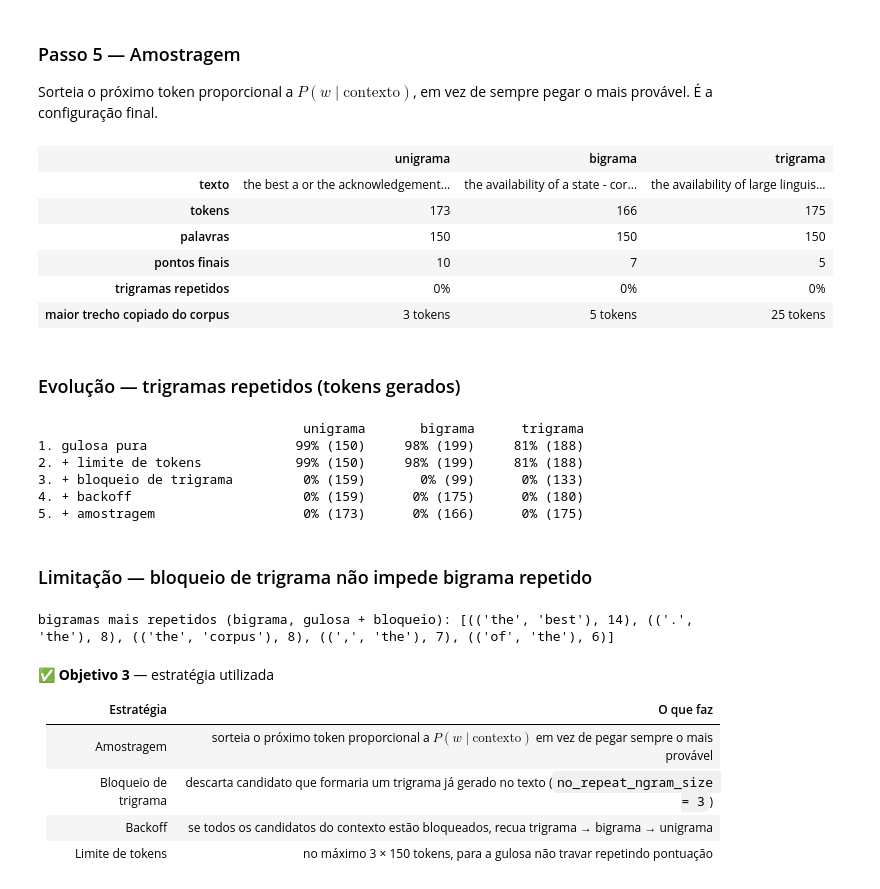
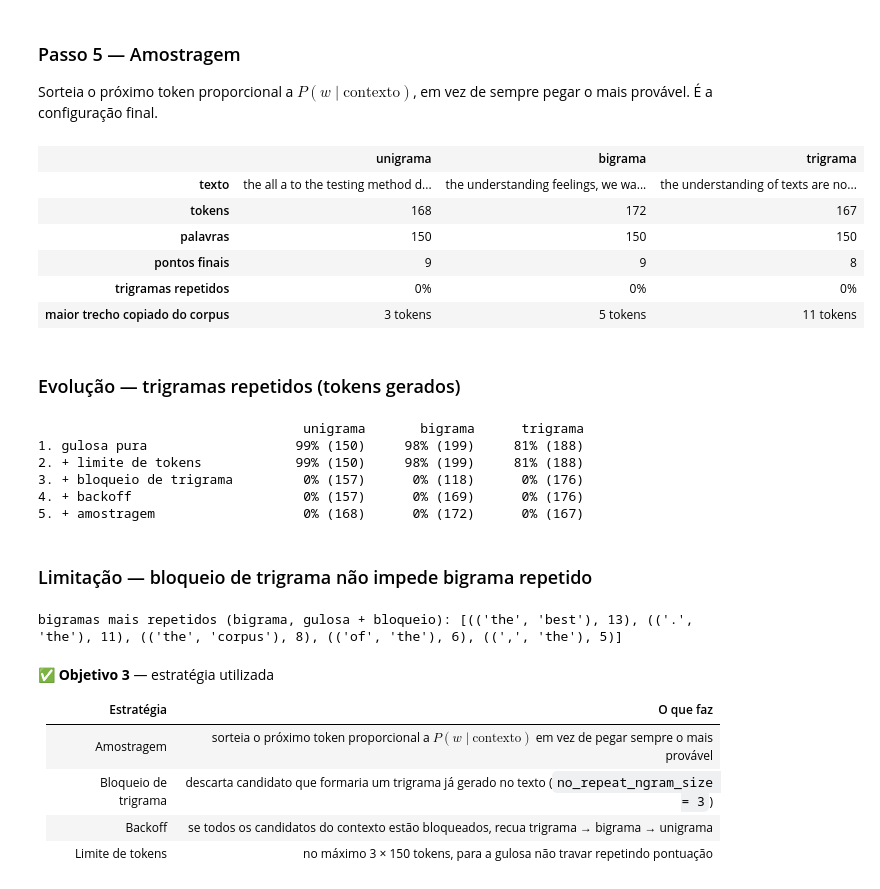
Before and after one commit to joaoleahy/topicos-banco-de-dados-ii, a Jupyter notebook: pratica-2-ngramas/notebook.ipynb, the cells around one changed output. Drawn from its saved outputs; the diff is of its cells as text; code cells hidden in the pictures.

```diff
--- a/pratica-2-ngramas/notebook.ipynb
+++ b/pratica-2-ngramas/notebook.ipynb
@@ -357,8 +286,10 @@ textos_amostra = comparar()
 
 Sempre escolhe o token mais provável. `limite_tokens=1000` é só um teto para a célula terminar: o unigrama repetiria o token mais frequente indefinidamente, e pontuação não conta como palavra.
 # %%
-evolucao = {}
-evolucao["1. gulosa pura"] = comparar(gulosa=True, backoff=False, limite_tokens=1000)
+evolucao_en = {}
+evolucao_en["1. gulosa pura"] = exibir.comparar_modelos(
+    T_en, docs_en, INICIO_EN, gulosa=True, backoff=False, limite_tokens=1000
+)
 # %% [output]
 |  | unigrama | bigrama | trigrama |
 | texto | the the the the the the the the t... | the best results. the best result... | the best results were achieved by... |
@@ -372,7 +303,9 @@ evolucao["1. gulosa pura"] = comparar(gulosa=True, backoff=False, limite_tokens=
 
 Para em 3 × 150 = 450 tokens. Garante que a geração termina, mas não remove o loop.
 # %%
-evolucao["2. + limite de tokens"] = comparar(gulosa=True, backoff=False)
+evolucao_en["2. + limite de tokens"] = exibir.comparar_modelos(
+    T_en, docs_en, INICIO_EN, gulosa=True, backoff=False
+)
 # %% [output]
 |  | unigrama | bigrama | trigrama |
 | texto | the the the the the the the the t... | the best results. the best result... | the best results were achieved by... |
@@ -386,7 +319,9 @@ evolucao["2. + limite de tokens"] = comparar(gulosa=True, backoff=False)
 
 `ml/ngrama.py` → `gerar(..., bloquear=3)`: descarta o candidato que formaria um trigrama já gerado no texto.
 # %%
-evolucao["3. + bloqueio de trigrama"] = comparar(gulosa=True, backoff=False, bloquear=3)
+evolucao_en["3. + bloqueio de trigrama"] = exibir.comparar_modelos(
+    T_en, docs_en, INICIO_EN, gulosa=True, backoff=False, bloquear=3
+)
 # %% [output]
 |  | unigrama | bigrama | trigrama |
 | texto | the the the, the the. the the of ... | the best results. the best perfor... | the best results were achieved by... |
@@ -400,7 +335,9 @@ evolucao["3. + bloqueio de trigrama"] = comparar(gulosa=True, backoff=False, blo
 
 Se todos os candidatos do contexto estão bloqueados, recua trigrama → bigrama → unigrama. Só atua quando o contexto fica sem candidato.
 # %%
-evolucao["4. + backoff"] = comparar(gulosa=True, bloquear=3)
+evolucao_en["4. + backoff"] = exibir.comparar_modelos(
+    T_en, docs_en, INICIO_EN, gulosa=True, bloquear=3
+)
 # %% [output]
 |  | unigrama | bigrama | trigrama |
 | texto | the the the, the the. the the of ... | the best results. the best perfor... | the best results were achieved by... |
@@ -434,36 +359,35 @@ trigrama, amostragem + bloqueio, sem backoff: 36 de 200 seeds param antes de 150
 
 Sorteia o próximo token proporcional a $P(w \mid \text{contexto})$, em vez de sempre pegar o mais provável. É a configuração final.
 # %%
-evolucao["5. + amostragem"] = comparar(bloquear=3)
+evolucao_en["5. + amostragem"] = exibir.comparar_modelos(
+    T_en, docs_en, INICIO_EN, bloquear=3
+)
 # %% [output]
 |  | unigrama | bigrama | trigrama |
-| texto | the best a or the acknowledgement... | the availability of a state - cor... | the availability of large linguis... |
-| tokens | 173 | 166 | 175 |
+| texto | the all a to the testing method d... | the understanding feelings, we wa... | the understanding of texts are no... |
+| tokens | 168 | 172 | 167 |
 | palavras | 150 | 150 | 150 |
-| pontos finais | 10 | 7 | 5 |
+| pontos finais | 9 | 9 | 8 |
 | trigramas repetidos | 0% | 0% | 0% |
-| maior trecho copiado do corpus | 3 tokens | 5 tokens | 25 tokens |
+| maior trecho copiado do corpus | 3 tokens | 5 tokens | 11 tokens |
 # %% [markdown]
 ### Evolução — trigramas repetidos (tokens gerados)
-# %%
-print(f"{'':<28}" + "".join(f"{NOMES[n]:>14}" for n in NOMES))
-for passo, textos in evolucao.items():
-    celulas = [f"{metricas.repetidos(textos[NOMES[n]]):.0%} ({len(textos[NOMES[n]])})" for n in NOMES]
-    print(f"{passo:<28}" + "".join(f"{x:>14}" for x in celulas))
-# %% [output]
-                                  unigrama       bigrama      trigrama
-1. gulosa pura                   99% (150)     98% (199)     81% (188)
-2. + limite de tokens            99% (150)     98% (199)     81% (188)
-3. + bloqueio de trigrama         0% (159)       0% (99)      0% (133)
-4. + backoff                      0% (159)      0% (175)      0% (180)
-5. + amostragem                   0% (173)      0% (166)      0% (175)
+# %%
+metricas.imprimir_evolucao(evolucao_en)
+# %% [output]
+                                  unigrama       bigrama      trigrama
+1. gulosa pura                   99% (150)     98% (199)     81% (188)
+2. + limite de tokens            99% (150)     98% (199)     81% (188)
+3. + bloqueio de trigrama         0% (157)      0% (118)      0% (176)
+4. + backoff                      0% (157)      0% (169)      0% (176)
+5. + amostragem                   0% (168)      0% (172)      0% (167)
 # %% [markdown]
 ### Limitação — bloqueio de trigrama não impede bigrama repetido
 # %%
-t = evolucao["4. + backoff"]["bigrama"]
-print("bigramas mais repetidos (bigrama, gulosa + bloqueio):", Counter(ngrama.kgramas(t, 2)).most_common(5))
+t_en_bi = evolucao_en["4. + backoff"]["bigrama"]
+print("bigramas mais repetidos (bigrama, gulosa + bloqueio):", Counter(ngrama.kgramas(t_en_bi, 2)).most_common(5))
 # %% [output]
-bigramas mais repetidos (bigrama, gulosa + bloqueio): [(('the', 'best'), 14), (('.', 'the'), 8), (('the', 'corpus'), 8), ((',', 'the'), 7), (('of', 'the'), 6)]
+bigramas mais repetidos (bigrama, gulosa + bloqueio): [(('the', 'best'), 13), (('.', 'the'), 11), (('the', 'corpus'), 8), (('of', 'the'), 6), ((',', 'the'), 5)]
 # %% [markdown]
 ✅ **Objetivo 3** — estratégia utilizada
 
```
Also changed, not shown: parts of 36 cells of this notebook, 6 other files.
